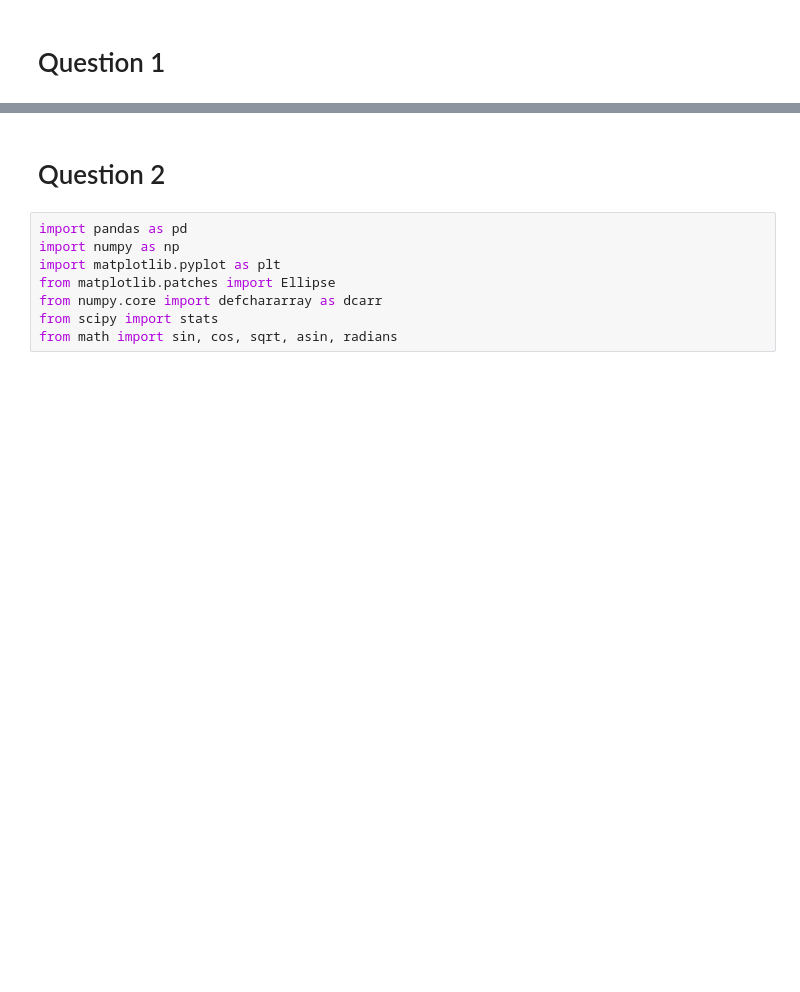
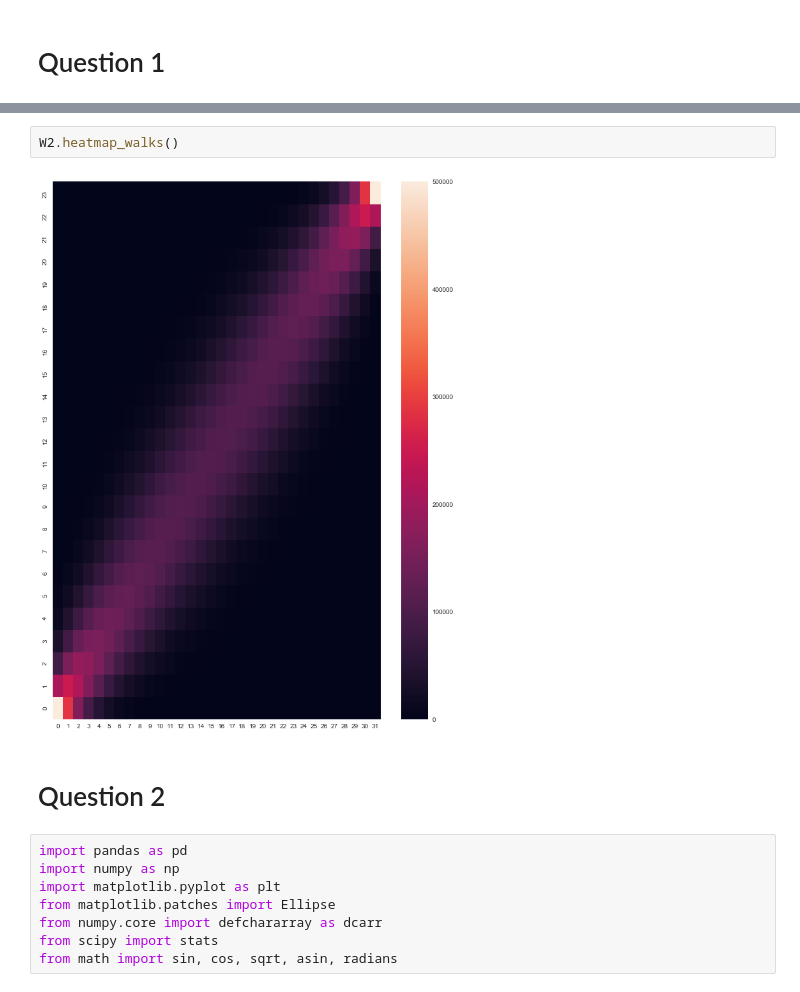
Before and after one commit to knowbodynos/data_incub, a Jupyter notebook: notebooks/Challenge.ipynb, the cells around one changed output, grey strips where cells are left out. Cells and saved outputs as stored; diff of their text form; blank space fills up the shorter version.

```diff
--- a/notebooks/Challenge.ipynb
+++ b/notebooks/Challenge.ipynb
@@ -107,3 +186,7 @@ W2.plot_last_walk()
+# %%
+W2.heatmap_walks()
+# %% [output]
+[figure, added]
 # %% [markdown]
 <h1>Question 2</h1>
 # %%
```
Also changed, not shown: parts of 13 cells of this notebook, 2 other files.
